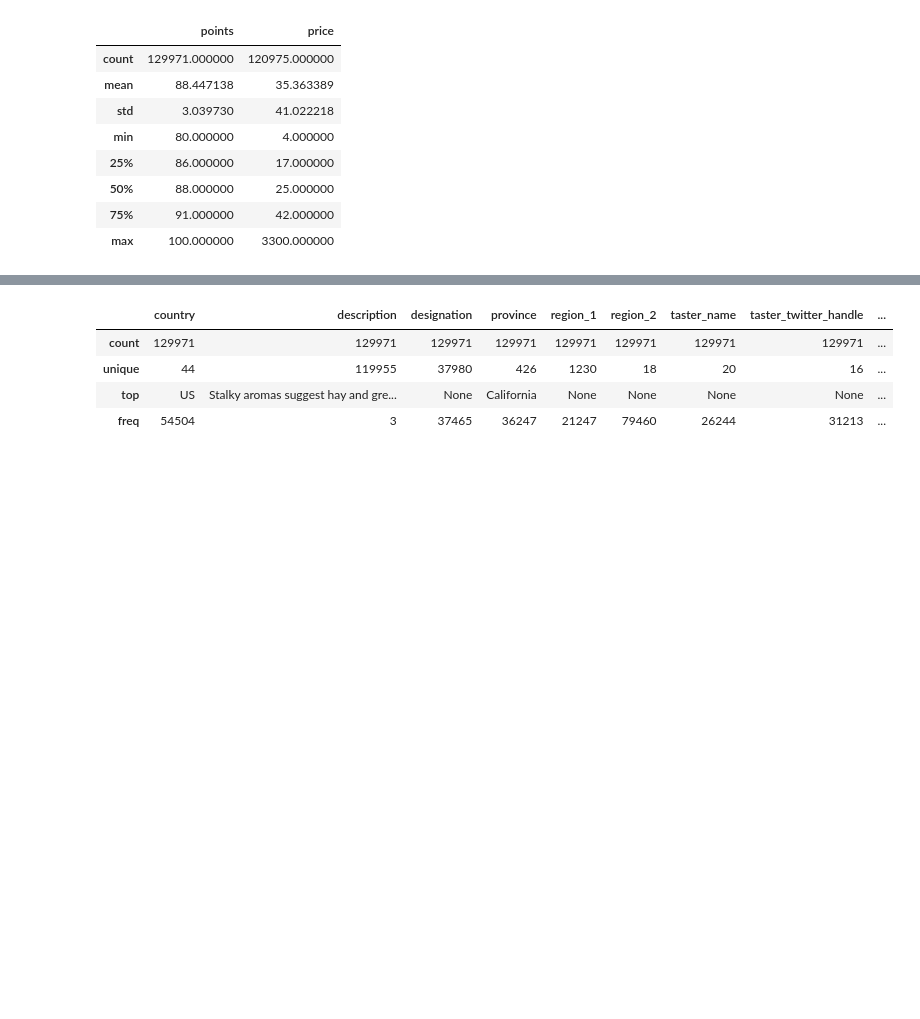
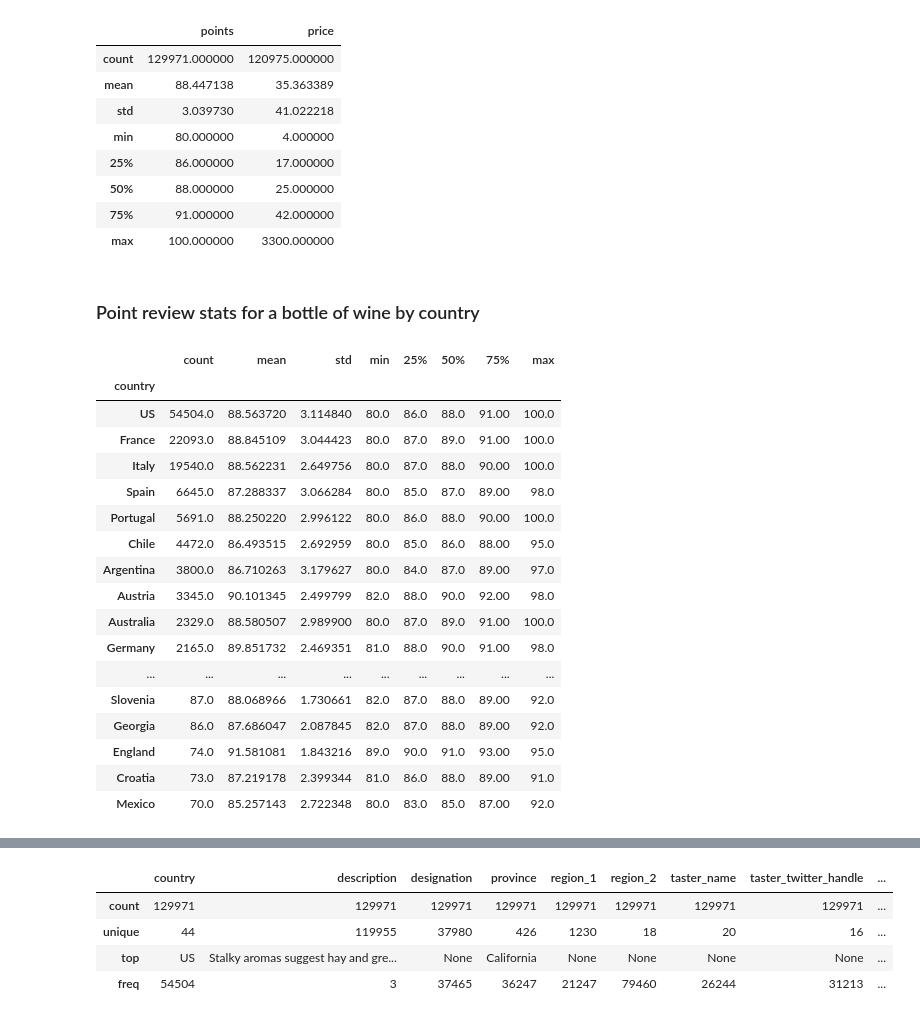
Before and after one commit to evanrosa/wine-ML-capstone-2018, a Jupyter notebook: 02-EDA.ipynb, the cells around one changed output, grey strips where cells are left out. Cells and saved outputs as stored; diff of their text form; code cells hidden in the pictures; blank space fills up the shorter version.

```diff
--- a/02-EDA.ipynb
+++ b/02-EDA.ipynb
@@ -120,3 +284,26 @@ wine.describe()
 | 50% | 88.000000 | 25.000000 |
 | 75% | 91.000000 | 42.000000 |
 | max | 100.000000 | 3300.000000 |
+# %% [markdown]
+### Point review stats for a bottle of wine by country
+# %%
+wine.groupby('country').points.describe().sort_values(['count','mean'], ascending=False).head(25)
+# %% [output]
+|  | count | mean | std | min | 25% | 50% | 75% | max |
+| country |  |  |  |  |  |  |  |  |
+| US | 54504.0 | 88.563720 | 3.114840 | 80.0 | 86.0 | 88.0 | 91.00 | 100.0 |
+| France | 22093.0 | 88.845109 | 3.044423 | 80.0 | 87.0 | 89.0 | 91.00 | 100.0 |
+| Italy | 19540.0 | 88.562231 | 2.649756 | 80.0 | 87.0 | 88.0 | 90.00 | 100.0 |
+| Spain | 6645.0 | 87.288337 | 3.066284 | 80.0 | 85.0 | 87.0 | 89.00 | 98.0 |
+| Portugal | 5691.0 | 88.250220 | 2.996122 | 80.0 | 86.0 | 88.0 | 90.00 | 100.0 |
+| Chile | 4472.0 | 86.493515 | 2.692959 | 80.0 | 85.0 | 86.0 | 88.00 | 95.0 |
+| Argentina | 3800.0 | 86.710263 | 3.179627 | 80.0 | 84.0 | 87.0 | 89.00 | 97.0 |
+| Austria | 3345.0 | 90.101345 | 2.499799 | 82.0 | 88.0 | 90.0 | 92.00 | 98.0 |
+| Australia | 2329.0 | 88.580507 | 2.989900 | 80.0 | 87.0 | 89.0 | 91.00 | 100.0 |
+| Germany | 2165.0 | 89.851732 | 2.469351 | 81.0 | 88.0 | 90.0 | 91.00 | 98.0 |
+| ... | ... | ... | ... | ... | ... | ... | ... | ... |
+| Slovenia | 87.0 | 88.068966 | 1.730661 | 82.0 | 87.0 | 88.0 | 89.00 | 92.0 |
+| Georgia | 86.0 | 87.686047 | 2.087845 | 82.0 | 87.0 | 88.0 | 89.00 | 92.0 |
+| England | 74.0 | 91.581081 | 1.843216 | 89.0 | 90.0 | 91.0 | 93.00 | 95.0 |
+| Croatia | 73.0 | 87.219178 | 2.399344 | 81.0 | 86.0 | 88.0 | 89.00 | 91.0 |
+| Mexico | 70.0 | 85.257143 | 2.722348 | 80.0 | 83.0 | 85.0 | 87.00 | 92.0 |
```
Also changed, not shown: parts of 42 cells of this notebook.
